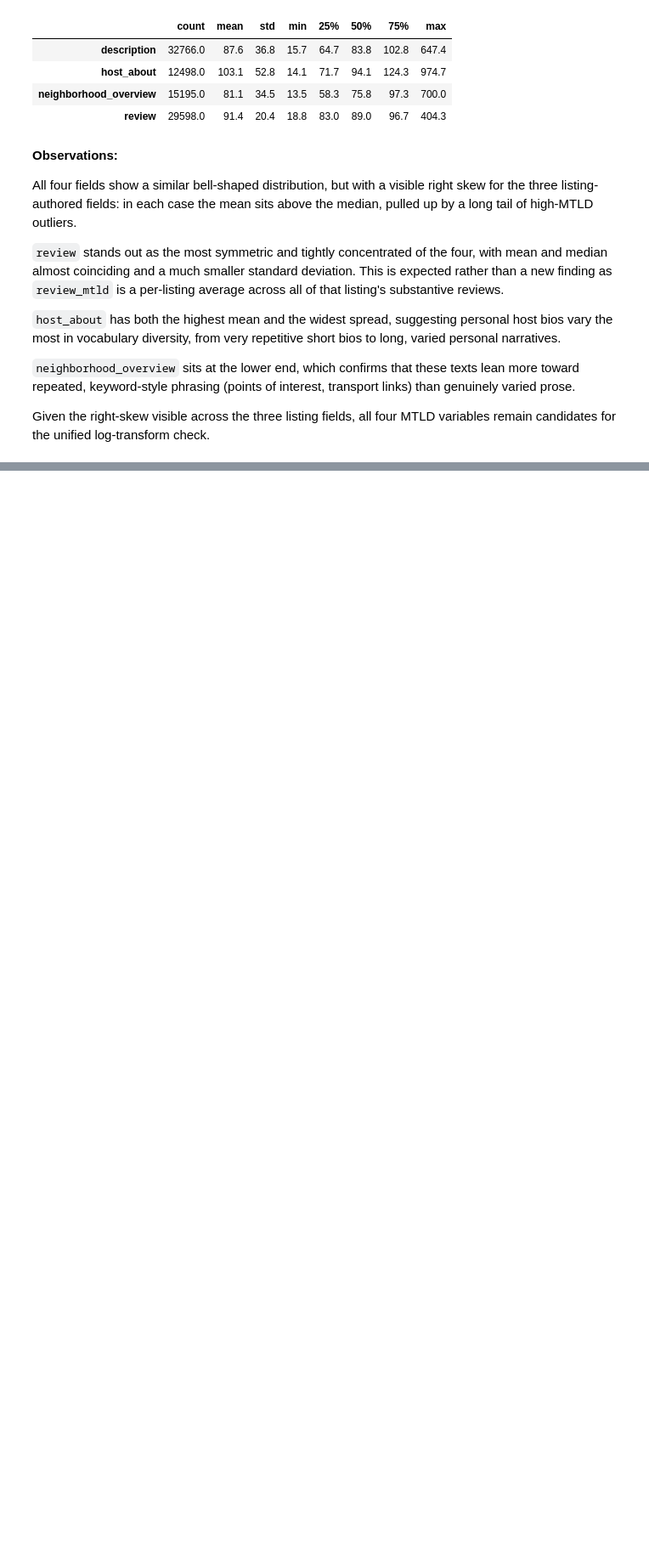
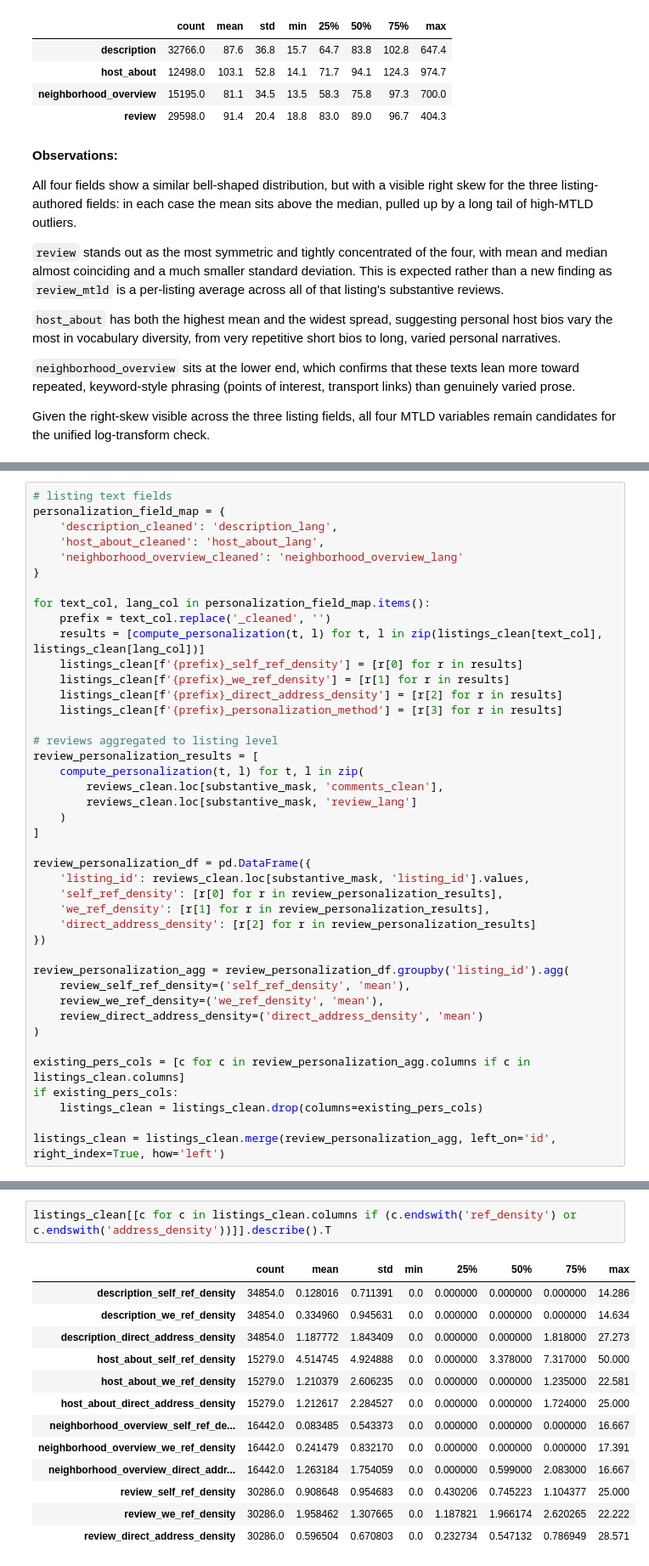
Before and after one commit to pln6/airbnb-market-segmentation-analysis, a Jupyter notebook: notebooks/02_feature_engineering.ipynb, the cells around one changed output, grey strips where cells are left out. Shown at 85% size. Drawn from its saved outputs; the diff is of its cells as text; blank space fills up the shorter version.

```diff
--- a/notebooks/02_feature_engineering.ipynb
+++ b/notebooks/02_feature_engineering.ipynb
@@ -1599,0 +1662,42 @@ Given the right-skew visible across the three listing fields, all four MTLD vari
+# %%
+# listing text fields
+personalization_field_map = {
+    'description_cleaned': 'description_lang',
+    'host_about_cleaned': 'host_about_lang',
+    'neighborhood_overview_cleaned': 'neighborhood_overview_lang'
+}
+
+for text_col, lang_col in personalization_field_map.items():
+    prefix = text_col.replace('_cleaned', '')
+    results = [compute_personalization(t, l) for t, l in zip(listings_clean[text_col], listings_clean[lang_col])]
+    listings_clean[f'{prefix}_self_ref_density'] = [r[0] for r in results]
+    listings_clean[f'{prefix}_we_ref_density'] = [r[1] for r in results]
+    listings_clean[f'{prefix}_direct_address_density'] = [r[2] for r in results]
+    listings_clean[f'{prefix}_personalization_method'] = [r[3] for r in results]
+
+# reviews aggregated to listing level
+review_personalization_results = [
+    compute_personalization(t, l) for t, l in zip(
+        reviews_clean.loc[substantive_mask, 'comments_clean'],
+        reviews_clean.loc[substantive_mask, 'review_lang']
+    )
+]
+
+review_personalization_df = pd.DataFrame({
+    'listing_id': reviews_clean.loc[substantive_mask, 'listing_id'].values,
+    'self_ref_density': [r[0] for r in review_personalization_results],
+    'we_ref_density': [r[1] for r in review_personalization_results],
+    'direct_address_density': [r[2] for r in review_personalization_results]
+})
+
+review_personalization_agg = review_personalization_df.groupby('listing_id').agg(
+    review_self_ref_density=('self_ref_density', 'mean'),
+    review_we_ref_density=('we_ref_density', 'mean'),
+    review_direct_address_density=('direct_address_density', 'mean')
+)
+
+existing_pers_cols = [c for c in review_personalization_agg.columns if c in listings_clean.columns]
+if existing_pers_cols:
+    listings_clean = listings_clean.drop(columns=existing_pers_cols)
+
+listings_clean = listings_clean.merge(review_personalization_agg, left_on='id', right_index=True, how='left')
@@ -1599,0 +1734,16 @@ Given the right-skew visible across the three listing fields, all four MTLD vari
+# %%
+listings_clean[[c for c in listings_clean.columns if (c.endswith('ref_density') or c.endswith('address_density'))]].describe().T
+# %% [output]
+|  | count | mean | std | min | 25% | 50% | 75% | max |
+| description_self_ref_density | 34854.0 | 0.128016 | 0.711391 | 0.0 | 0.000000 | 0.000000 | 0.000000 | 14.286 |
+| description_we_ref_density | 34854.0 | 0.334960 | 0.945631 | 0.0 | 0.000000 | 0.000000 | 0.000000 | 14.634 |
+| description_direct_address_density | 34854.0 | 1.187772 | 1.843409 | 0.0 | 0.000000 | 0.000000 | 1.818000 | 27.273 |
+| host_about_self_ref_density | 15279.0 | 4.514745 | 4.924888 | 0.0 | 0.000000 | 3.378000 | 7.317000 | 50.000 |
+| host_about_we_ref_density | 15279.0 | 1.210379 | 2.606235 | 0.0 | 0.000000 | 0.000000 | 1.235000 | 22.581 |
+| host_about_direct_address_density | 15279.0 | 1.212617 | 2.284527 | 0.0 | 0.000000 | 0.000000 | 1.724000 | 25.000 |
+| neighborhood_overview_self_ref_de... | 16442.0 | 0.083485 | 0.543373 | 0.0 | 0.000000 | 0.000000 | 0.000000 | 16.667 |
+| neighborhood_overview_we_ref_density | 16442.0 | 0.241479 | 0.832170 | 0.0 | 0.000000 | 0.000000 | 0.000000 | 17.391 |
+| neighborhood_overview_direct_addr... | 16442.0 | 1.263184 | 1.754059 | 0.0 | 0.000000 | 0.599000 | 2.083000 | 16.667 |
+| review_self_ref_density | 30286.0 | 0.908648 | 0.954683 | 0.0 | 0.430206 | 0.745223 | 1.104377 | 25.000 |
+| review_we_ref_density | 30286.0 | 1.958462 | 1.307665 | 0.0 | 1.187821 | 1.966174 | 2.620265 | 22.222 |
+| review_direct_address_density | 30286.0 | 0.596504 | 0.670803 | 0.0 | 0.232734 | 0.547132 | 0.786949 | 28.571 |
```
Also changed, not shown: parts of 6 cells of this notebook.
